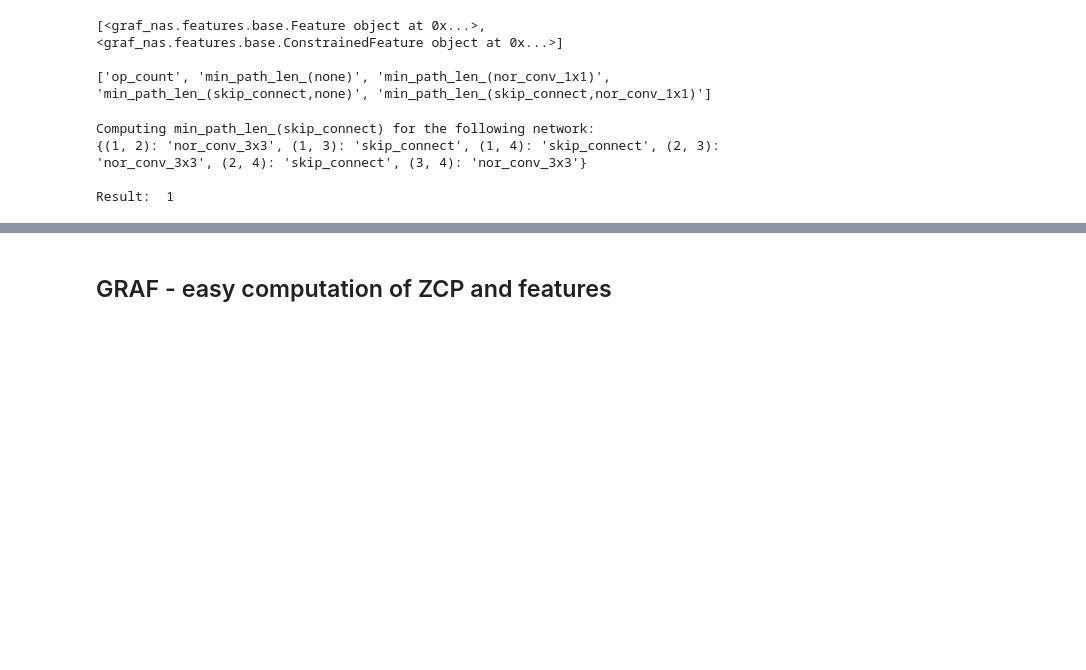
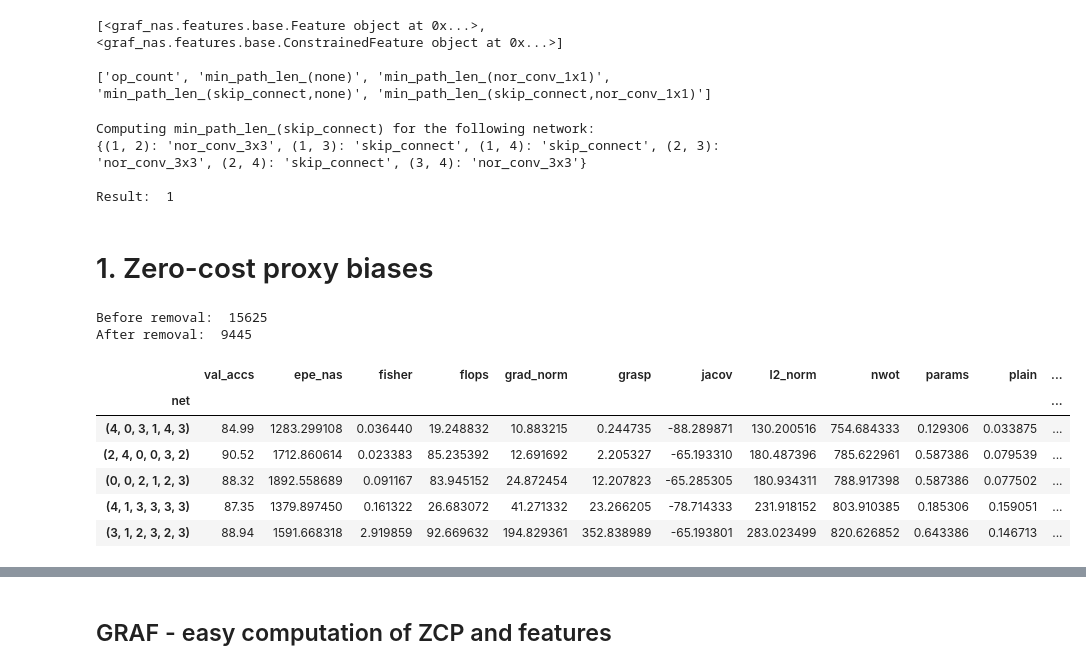
Before and after one commit to gabikadlecova/GRAF, a Jupyter notebook: tutorial/graf.ipynb, the cells around one changed output, grey strips where cells are left out. Saved outputs shown, nothing was run; the diff lists cells and outputs as text; code cells hidden in the pictures; blank space fills up the shorter version.

```diff
--- a/tutorial/graf.ipynb
+++ b/tutorial/graf.ipynb
@@ -178,3 +181,50 @@ Computing min_path_len_(skip_connect) for the following network:
 {(1, 2): 'nor_conv_3x3', (1, 3): 'skip_connect', (1, 4): 'skip_connect', (2, 3): 'nor_conv_3x3', (2, 4): 'skip_connect', (3, 4): 'nor_conv_3x3'}
 
 Result:  1
+# %% [markdown]
+# 1. Zero-cost proxy biases
+# %%
+import json
+import os
+from graf_nas.features.zero_cost import parse_scores
+
+# load NAS-Bench-Suite Zero data for NB201
+with open(os.path.join(naslib_path, 'naslib/data/zc_nasbench201.json'), 'r') as f:
+    zc_data = json.load(f)
+
+# convert it to DataFrame for easier analysis of the whole search space
+zc_dataframe = parse_scores(zc_data, dataset)
+# %%
+from graf_nas.search_space.reduntant import remove_zero_branches
+
+# the NB201 benchmark contains networks with unreachable operations due to zero ops
+# let's remove them - they skew the zero-cost proxy analysis
+new_index = []
+zero_op = 1
+
+for net in zc_dataframe.index:
+    graph = NB201(net).to_graph()
+
+    # skip if networks contains unreachable operations - this function zeroed them out
+    new_graph = remove_zero_branches(graph, zero_op=zero_op)
+    if new_graph.edges != graph.edges:
+        continue
+
+    new_index.append(net)
+
+print('Before removal: ', len(zc_dataframe))
+zc_dataframe = zc_dataframe.loc[new_index].copy()
+print('After removal: ', len(zc_dataframe))
+# %% [output]
+Before removal:  15625
+After removal:  9445
+# %%
+zc_dataframe.head()
+# %% [output]
+|  | val_accs | epe_nas | fisher | flops | grad_norm | grasp | jacov | l2_norm | nwot | params | plain | ... |
+| net |  |  |  |  |  |  |  |  |  |  |  | ... |
+| (4, 0, 3, 1, 4, 3) | 84.99 | 1283.299108 | 0.036440 | 19.248832 | 10.883215 | 0.244735 | -88.289871 | 130.200516 | 754.684333 | 0.129306 | 0.033875 | ... |
+| (2, 4, 0, 0, 3, 2) | 90.52 | 1712.860614 | 0.023383 | 85.235392 | 12.691692 | 2.205327 | -65.193310 | 180.487396 | 785.622961 | 0.587386 | 0.079539 | ... |
+| (0, 0, 2, 1, 2, 3) | 88.32 | 1892.558689 | 0.091167 | 83.945152 | 24.872454 | 12.207823 | -65.285305 | 180.934311 | 788.917398 | 0.587386 | 0.077502 | ... |
+| (4, 1, 3, 3, 3, 3) | 87.35 | 1379.897450 | 0.161322 | 26.683072 | 41.271332 | 23.266205 | -78.714333 | 231.918152 | 803.910385 | 0.185306 | 0.159051 | ... |
+| (3, 1, 2, 3, 2, 3) | 88.94 | 1591.668318 | 2.919859 | 92.669632 | 194.829361 | 352.838989 | -65.193801 | 283.023499 | 820.626852 | 0.643386 | 0.146713 | ... |
```
Also changed, not shown: parts of 42 cells of this notebook, 1 other file.
